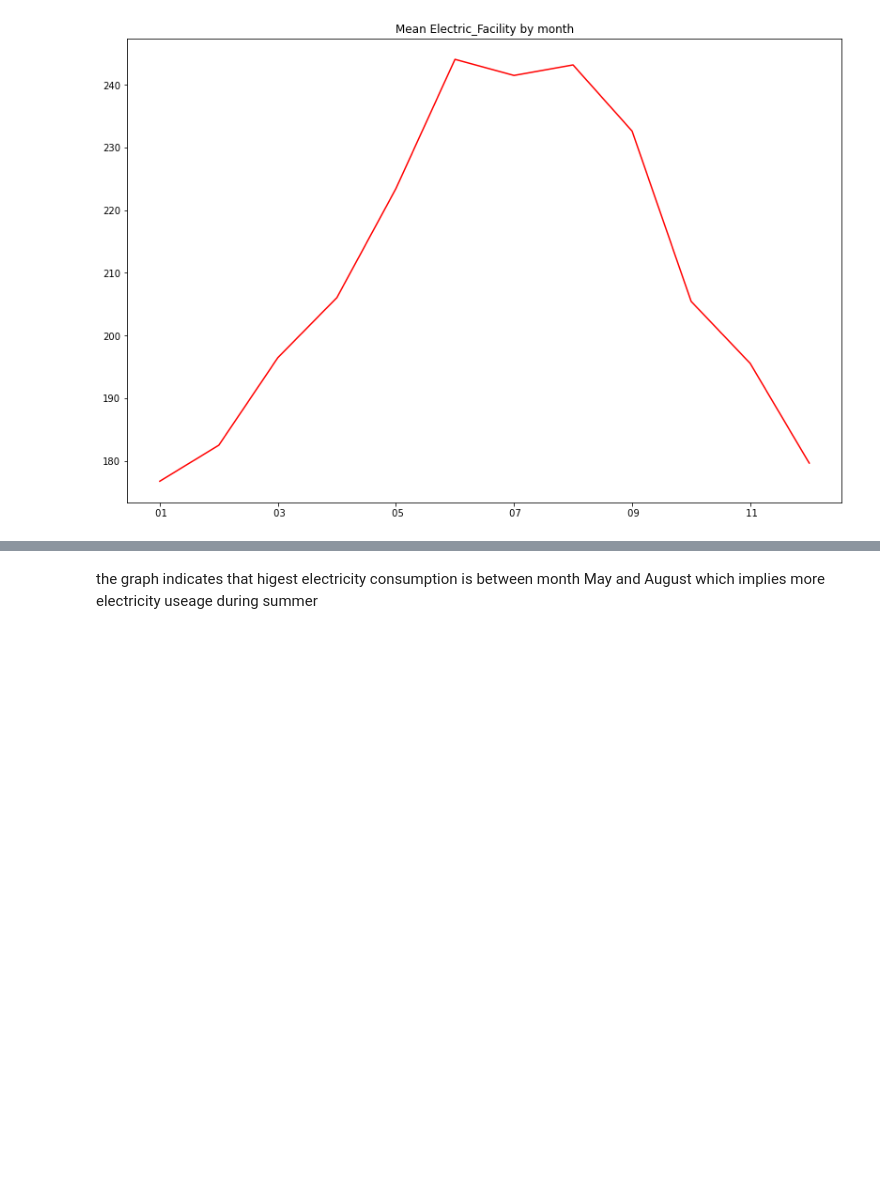
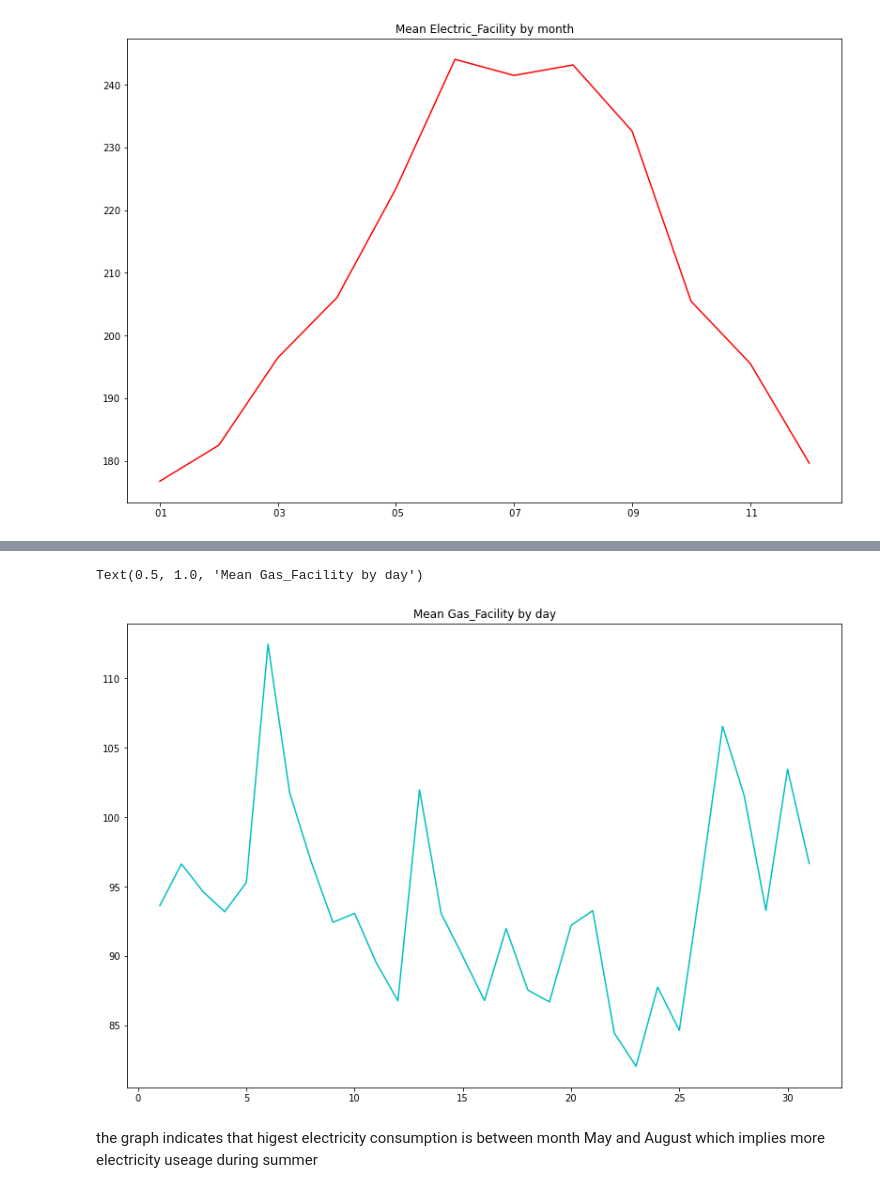
Before and after one commit to dgitts/electric-load-forecasting, a Jupyter notebook: notebooks/jude.ipynb, the cells around one changed output, grey strips where cells are left out. Cells and saved outputs as stored; diff of their text form; code cells hidden in the pictures; blank space fills up the shorter version.

```diff
--- a/notebooks/jude.ipynb
+++ b/notebooks/jude.ipynb
@@ -238,3 +292,12 @@ Text(0.5, 1.0, 'Mean Electric_Facility by month')
+# %%
+plt.figure(figsize=(30,20))
+plt.subplot(2,2,1)
+profiles_df.groupby('day').Gas_Facility.agg('mean').plot(color='c')
+plt.xlabel('')
+plt.title('Mean Gas_Facility by day')
+# %% [output]
+Text(0.5, 1.0, 'Mean Gas_Facility by day')
+[figure, added]
 # %% [markdown]
 the graph indicates that higest electricity consumption is between month May and August which implies
  more electricity useage during summer
```
Also changed, not shown: parts of 20 cells of this notebook.
